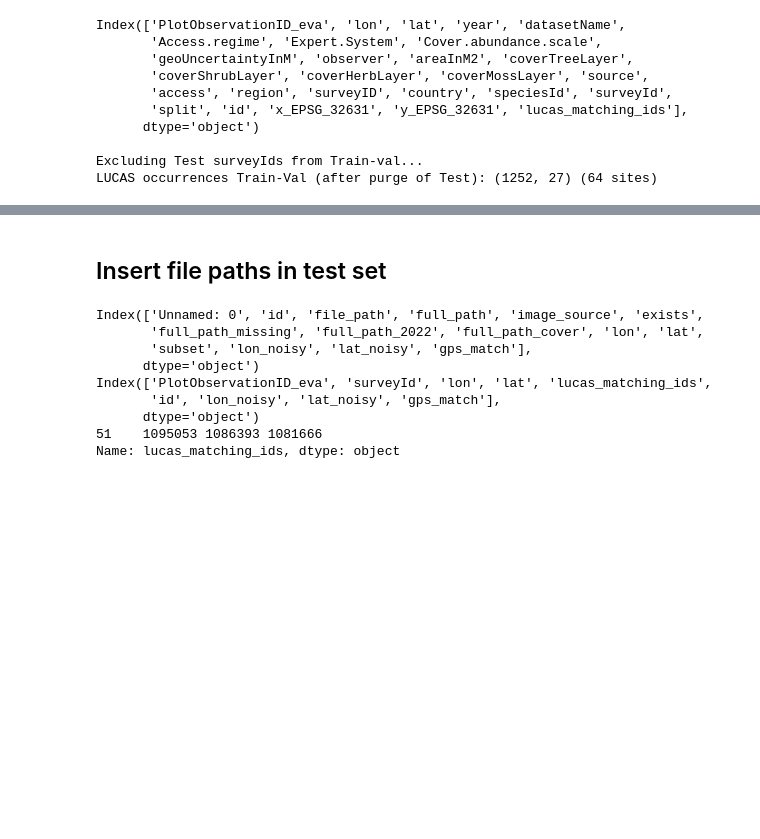
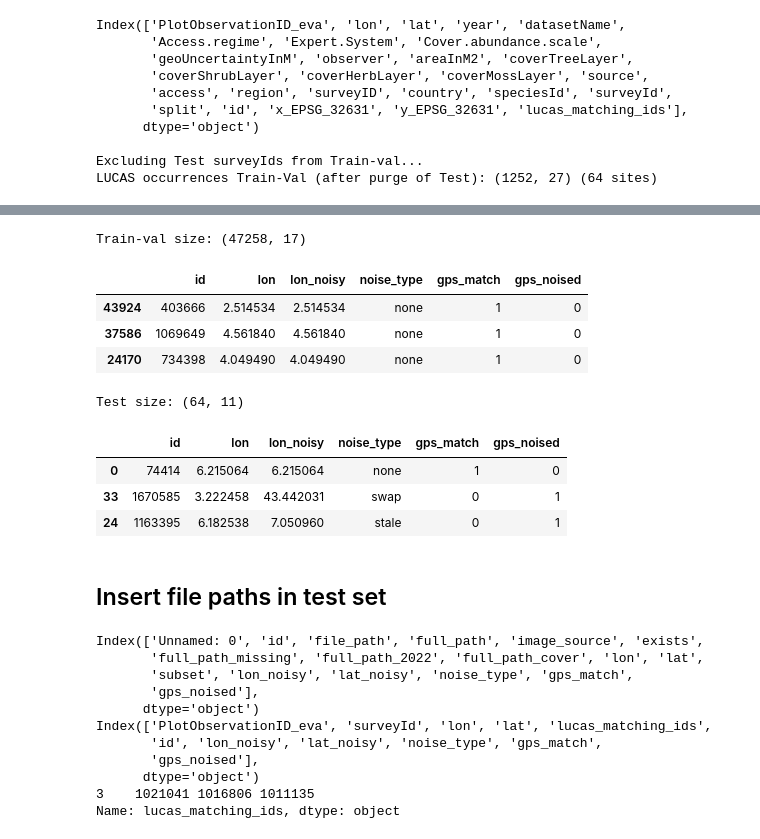
Before and after one commit to plantnet/malpolon, a Jupyter notebook: examples/custom_train/multiscale_jrc/Pre-processing_error_detection.ipynb, the cells around one changed output, grey strips where cells are left out. Cells and saved outputs as stored; diff of their text form; code cells hidden in the pictures; blank space fills up the shorter version.

```diff
--- a/examples/custom_train/multiscale_jrc/Pre-processing_error_detection.ipynb
+++ b/examples/custom_train/multiscale_jrc/Pre-processing_error_detection.ipynb
@@ -9,5 +26,6 @@ from IPython.display import display
 # %%
 ROOT_PATH = "dataset/scale_2_landscape/"
+ROOT_PATH_GPS_NOISY = "dataset/scale_2_landscape/gps_noisy/"
 
 fp_lucas_train_val = os.path.join(ROOT_PATH, "lucas_harmo_cover_exif_nona_fixed_gps_CBN-Med_expanded_essentials_exists_train_val-0.06min.csv")
 fp_lucas_train = os.path.join(ROOT_PATH, "lucas_harmo_cover_exif_nona_fixed_gps_CBN-Med_expanded_essentials_exists_train-0.06min.csv")
@@ -193,10 +167,3 @@ def apply_noise_over_GPS_in_meters(
 
 gps_error_probability = 0.25
 gps_error_in_meters = 1000
-# %%
-df_lucas_train_val_noisy_gps = apply_noise_over_GPS_in_meters(df_lucas_train_val, gamma=gps_error_probability, epsilon=gps_error_in_meters)
-
-print(df_lucas_train_val_noisy_gps[df_lucas_train_val_noisy_gps['lon'] != df_lucas_train_val_noisy_gps['lon_noisy']].shape)
-print(df_lucas_train_val_noisy_gps[df_lucas_train_val_noisy_gps['lon'] == df_lucas_train_val_noisy_gps['lon_noisy']].shape)
-display(df_lucas_train_val_noisy_gps[df_lucas_train_val_noisy_gps['lon'] != df_lucas_train_val_noisy_gps['lon_noisy']].head(3)[['lon', 'lon_noisy', 'gps_match']])
-display(df_lucas_train_val_noisy_gps[df_lucas_train_val_noisy_gps['lon'] == df_lucas_train_val_noisy_gps['lon_noisy']].head(3)[['lon', 'lon_noisy', 'gps_match']])
@@ -218,6 +169,0 @@ df_lucas_train_val_noisy_gps[df_lucas_train_val_noisy_gps['subset'] == 'val'].to
-# %%
-df_lucas_test_unique_sId = df_lucas_test[relevant_cols_test].drop_duplicates(subset='surveyId', keep="first", ignore_index=True)
-df_lucas_test_unique_sId['id'] = df_lucas_test_unique_sId['surveyId']
-
-df_lucas_test_noisy_gps = apply_noise_over_GPS_in_meters(df_lucas_test_unique_sId, gamma=gps_error_probability, epsilon=gps_error_in_meters)
-display(df_lucas_test_noisy_gps[df_lucas_test_noisy_gps['lon'] != df_lucas_test_noisy_gps['lon_noisy']].sample(3))
@@ -231,8 +265,43 @@ df_lucas_test_noisy_gps.to_csv(f"{fp_lucas_test.split('.csv')[0]}_noisy_{gps_err
+# %%
+fp_lucas_train_val_noisy = os.path.join(ROOT_PATH_GPS_NOISY, Path(fp_lucas_train_val).name)
+fp_lucas_train_noisy = os.path.join(ROOT_PATH_GPS_NOISY, Path(fp_lucas_train).name)
+fp_lucas_val_noisy = os.path.join(ROOT_PATH_GPS_NOISY, Path(fp_lucas_val).name)
+fp_lucas_test_noisy = os.path.join(ROOT_PATH_GPS_NOISY, Path(fp_lucas_test).name)
+
+df_lucas_test_unique_sId = df_lucas_test[relevant_cols_test].drop_duplicates(subset='surveyId', keep="first", ignore_index=True)
+df_lucas_test_unique_sId['id'] = df_lucas_test_unique_sId['surveyId']
+
+for seed in tqdm(seeds, 'Random seeds processed'):
+    # Apply noise
+    df_lucas_train_val_noisy_gps = simulate_gps_noise_mixture(df_lucas_train_val, gamma=0.50, seed=seed)
+    df_lucas_test_noisy_gps = simulate_gps_noise_mixture(df_lucas_test_unique_sId, gamma=0.50, seed=seed)
+
+    # Save files
+    df_lucas_train_val_noisy_gps.to_csv(f"{fp_lucas_train_val_noisy.split('.csv')[0]}_noise_mixture_seed{seed}.csv", index=False)
+    df_lucas_train_val_noisy_gps[df_lucas_train_val_noisy_gps['subset'] == 'train'].to_csv(f"{fp_lucas_train_noisy.split('.csv')[0]}_noise_mixture_seed{seed}.csv", index=False)
+    df_lucas_train_val_noisy_gps[df_lucas_train_val_noisy_gps['subset'] == 'val'].to_csv(f"{fp_lucas_val_noisy.split('.csv')[0]}_noise_mixture_seed{seed}.csv", index=False)
+    df_lucas_test_noisy_gps.to_csv(f"{fp_lucas_test_noisy.split('.csv')[0]}_noise_mixture_seed{seed}.csv", index=False)
+
+print(f'Train-val size: {df_lucas_train_val_noisy_gps.shape}')
+display(df_lucas_train_val_noisy_gps.sample(3)[['id', 'lon', 'lon_noisy', 'noise_type', 'gps_match', 'gps_noised']])
+print(f'Test size: {df_lucas_test_noisy_gps.shape}')
+display(df_lucas_test_noisy_gps.sample(3)[['id', 'lon', 'lon_noisy', 'noise_type', 'gps_match', 'gps_noised']])
+# %% [output]
+Train-val size: (47258, 17)
+|  | id | lon | lon_noisy | noise_type | gps_match | gps_noised |
+| 43924 | 403666 | 2.514534 | 2.514534 | none | 1 | 0 |
+| 37586 | 1069649 | 4.561840 | 4.561840 | none | 1 | 0 |
+| 24170 | 734398 | 4.049490 | 4.049490 | none | 1 | 0 |
+Test size: (64, 11)
+|  | id | lon | lon_noisy | noise_type | gps_match | gps_noised |
+| 0 | 74414 | 6.215064 | 6.215064 | none | 1 | 0 |
+| 33 | 1670585 | 3.222458 | 43.442031 | swap | 0 | 1 |
+| 24 | 1163395 | 6.182538 | 7.050960 | stale | 0 | 1 |
 # %% [markdown]
 ## Insert file paths in test set
 # %%
-fp_lucas_train_val_noisy = os.path.join(ROOT_PATH, 'lucas_harmo_cover_exif_nona_fixed_gps_CBN-Med_expanded_essentials_exists_train_val-0.06min_noisy_100m.csv')
-fp_lucas_test_noisy =  os.path.join(ROOT_PATH, 'glc24_pa_test_private_CBN-med_matching-LUCAS-500m_noisy_1000m.csv')
+fp_lucas_train_val_noisy = os.path.join(ROOT_PATH_GPS_NOISY, 'lucas_harmo_cover_exif_nona_fixed_gps_CBN-Med_expanded_essentials_exists_train_val-0.06min_noise_mixture_seed1.csv')
+fp_lucas_test_noisy =  os.path.join(ROOT_PATH_GPS_NOISY, 'glc24_pa_test_private_CBN-med_matching-LUCAS-500m_noise_mixture_seed1.csv')
 
 df_train_val_noisy = pd.read_csv(fp_lucas_train_val_noisy)
 df_test_noisy = pd.read_csv(fp_lucas_test_noisy)
@@ -243,11 +312,13 @@ print(df_test_noisy.sample(1)['lucas_matching_ids'])
 # %% [output]
 Index(['Unnamed: 0', 'id', 'file_path', 'full_path', 'image_source', 'exists',
        'full_path_missing', 'full_path_2022', 'full_path_cover', 'lon', 'lat',
-       'subset', 'lon_noisy', 'lat_noisy', 'gps_match'],
+       'subset', 'lon_noisy', 'lat_noisy', 'noise_type', 'gps_match',
+       'gps_noised'],
       dtype='object')
 Index(['PlotObservationID_eva', 'surveyId', 'lon', 'lat', 'lucas_matching_ids',
-       'id', 'lon_noisy', 'lat_noisy', 'gps_match'],
+       'id', 'lon_noisy', 'lat_noisy', 'noise_type', 'gps_match',
+       'gps_noised'],
       dtype='object')
-51    1095053 1086393 1081666
+3    1021041 1016806 1011135
 Name: lucas_matching_ids, dtype: object
 # %%
```
Also changed, not shown: parts of 12 cells of this notebook.
